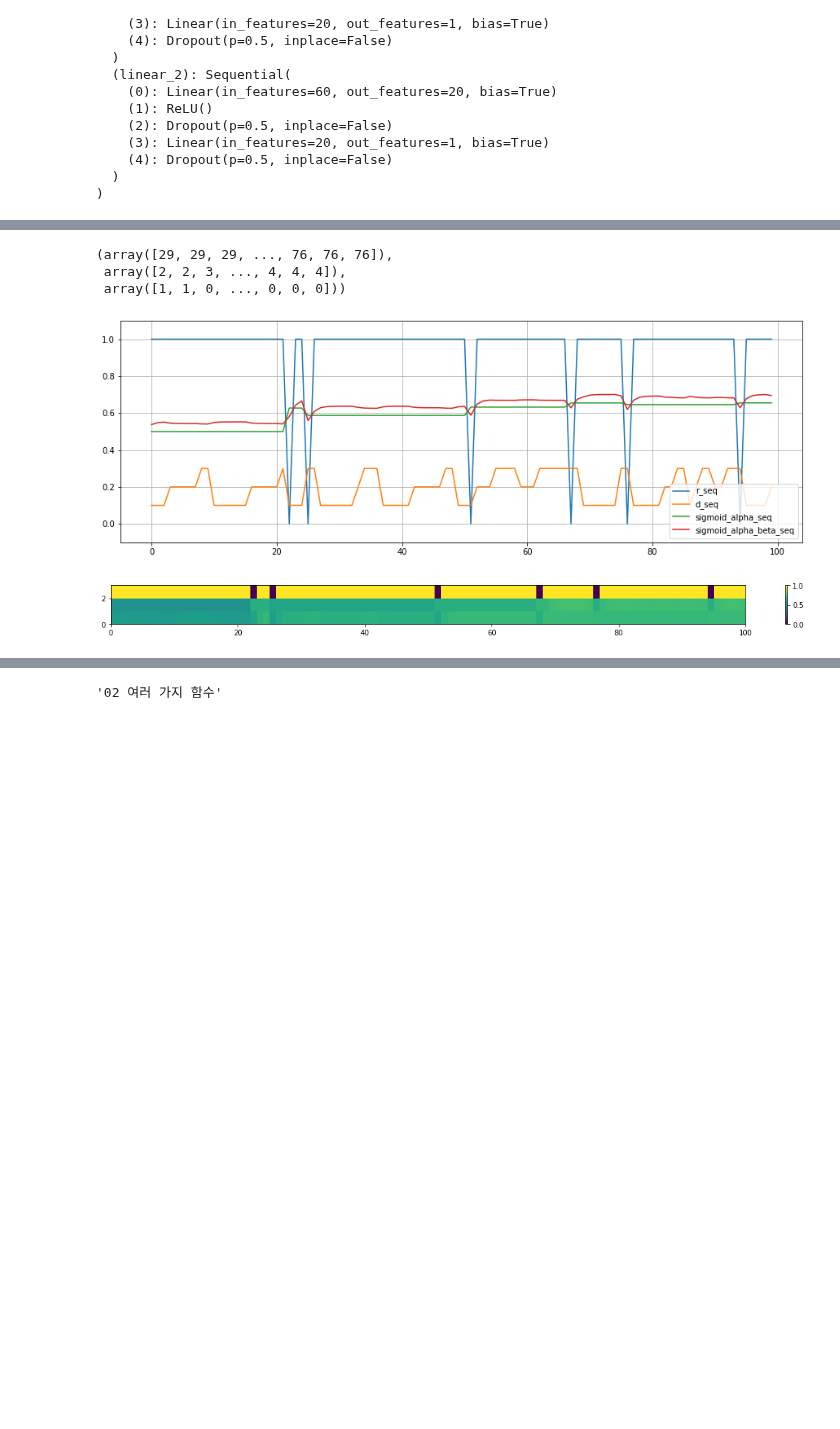
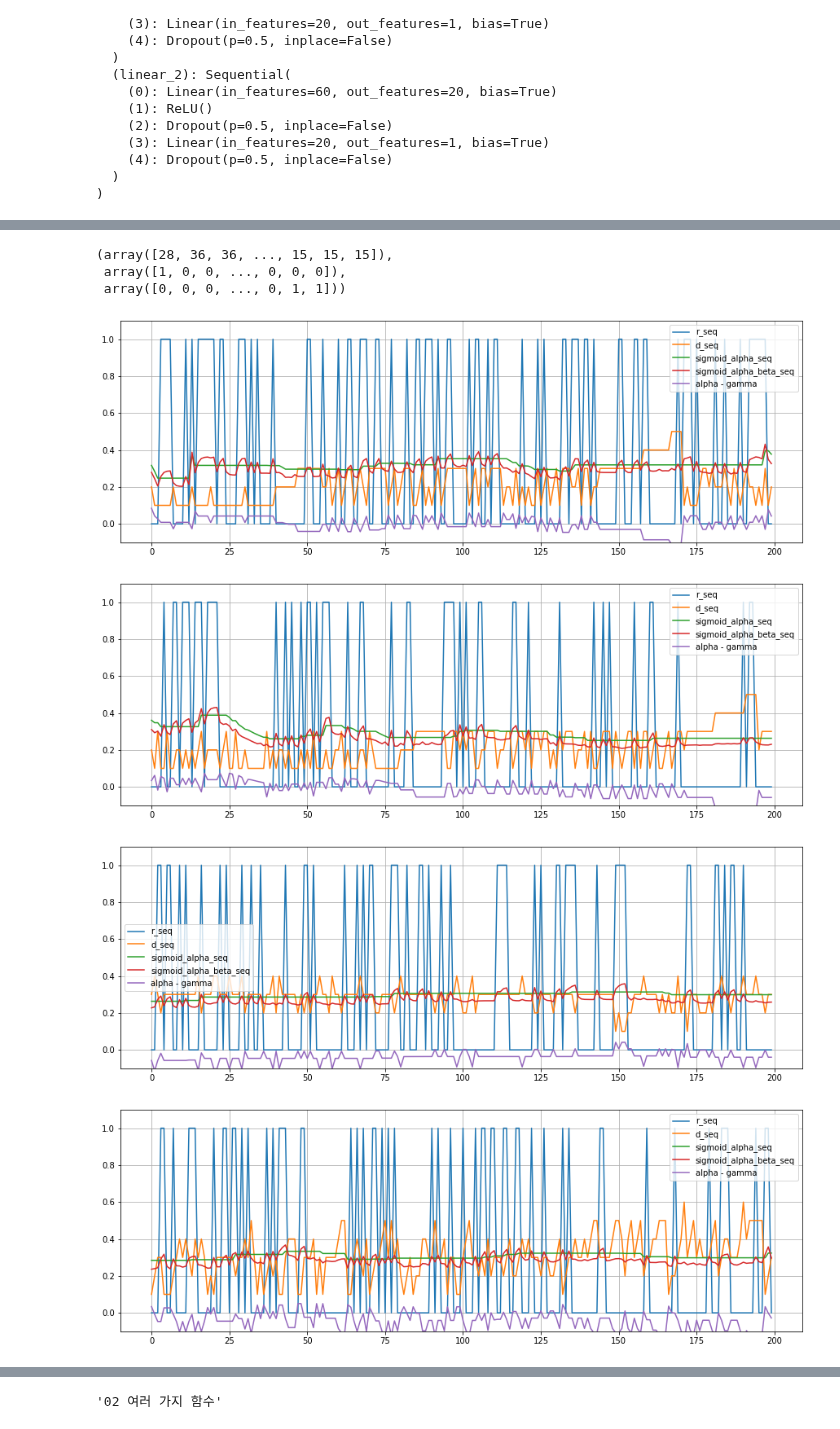
Before and after one commit to Wonriedu/ai-user-modeling, a Jupyter notebook: result_analysis (_20220727_00).ipynb, the cells around one changed output, grey strips where cells are left out. Cells and saved outputs as stored; diff of their text form; code cells hidden in the pictures; blank space fills up the shorter version.

```diff
--- a/result_analysis (_20220727_00).ipynb
+++ b/result_analysis (_20220727_00).ipynb
@@ -134,8 +134,8 @@ max_fin_auc_mean: 0.7734779184490739, max_auc_std: 0.0
 max_fin_auc_dir: 01
 # %%
-test_dataset[3]
+test_dataset[12]
 # %% [output]
-(array([29, 29, 29, ..., 76, 76, 76]),
- array([2, 2, 3, ..., 4, 4, 4]),
- array([1, 1, 0, ..., 0, 0, 0]))
+(array([28, 36, 36, ..., 15, 15, 15]),
+ array([1, 0, 0, ..., 0, 0, 0]),
+ array([0, 0, 0, ..., 0, 1, 1]))
 # %%
@@ -195,21 +194,31 @@ CQ3_seq = torch.sigmoid(CQ3_seq).detach().cpu().numpy()[0]
 # %%
-plt.figure(figsize=[15, 5], facecolor="white")
-plt.plot(r_seq[0], label="r_seq")
-plt.plot((d_seq[0] + 1) / 10, label="d_seq")
-plt.plot(sigmoid_alpha_seq, label="sigmoid_alpha_seq")
-plt.plot(sigmoid_alpha_beta_seq, label="sigmoid_alpha_beta_seq")
-# plt.plot(sigmoid_alpha_beta4_seq, label="sigmoid_alpha_beta4_seq")
-# plt.plot(sigmoid_beta4_seq, label="sigmoid_beta4_seq")
-plt.grid()
-plt.ylim(-0.1, 1.1)
-plt.legend()
-plt.show()
+view_from = 0
+view_range = 200
+
+for view_from in range(0, seq_len, view_range):
+    view_to = view_from + view_range
+
+    plt.figure(figsize=[15, 5], facecolor="white")
+    # plt.figure(figsize=[100, 10], facecolor="white")
+    plt.plot(r_seq[0][view_from:view_to], label="r_seq")
+    plt.plot(((d_seq[0] + 1) / 10)[view_from:view_to], label="d_seq")
+    plt.plot(sigmoid_alpha_seq[view_from:view_to], label="sigmoid_alpha_seq")
+    plt.plot(sigmoid_alpha_beta_seq[view_from:view_to], label="sigmoid_alpha_beta_seq")
+    # plt.plot(sigmoid_alpha_beta4_seq, label="sigmoid_alpha_beta4_seq")
+    # plt.plot(sigmoid_beta4_seq, label="sigmoid_beta4_seq")
+    plt.plot(((prev_alpha - gamma_seq) / 10)[view_from:view_to], label="alpha - gamma")
+    plt.grid()
+    plt.ylim(-0.1, 1.1)
+    plt.legend()
+    plt.show()
 
 plt.figure(figsize=[20, len(np.unique(c3_seq)) // 3 + 1], facecolor="white")
 temp = np.concatenate([CQ3_seq[:, np.unique(c3_seq)].T, r_seq], axis=0)
 plt.pcolormesh(temp)
 plt.colorbar()
 plt.show()
 # %% [output]
-[figure, old version]
+[figure, new version]
-[figure, old version]
+[figure, new version]
+[figure, added]
+[figure, added]
```
Also changed, not shown: parts of 12 cells of this notebook, 5 other files.
